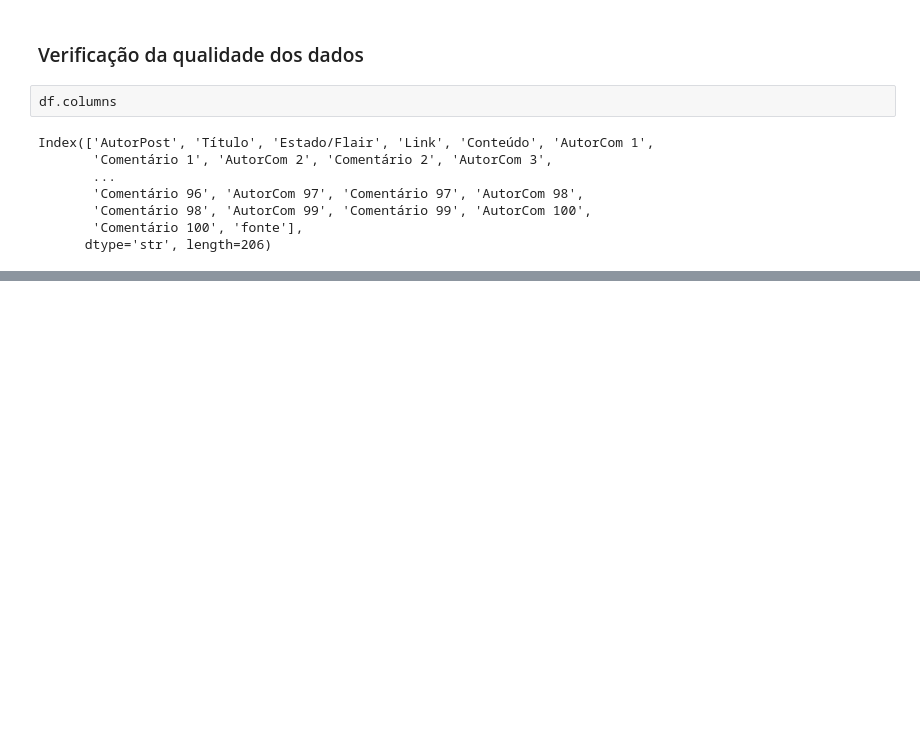
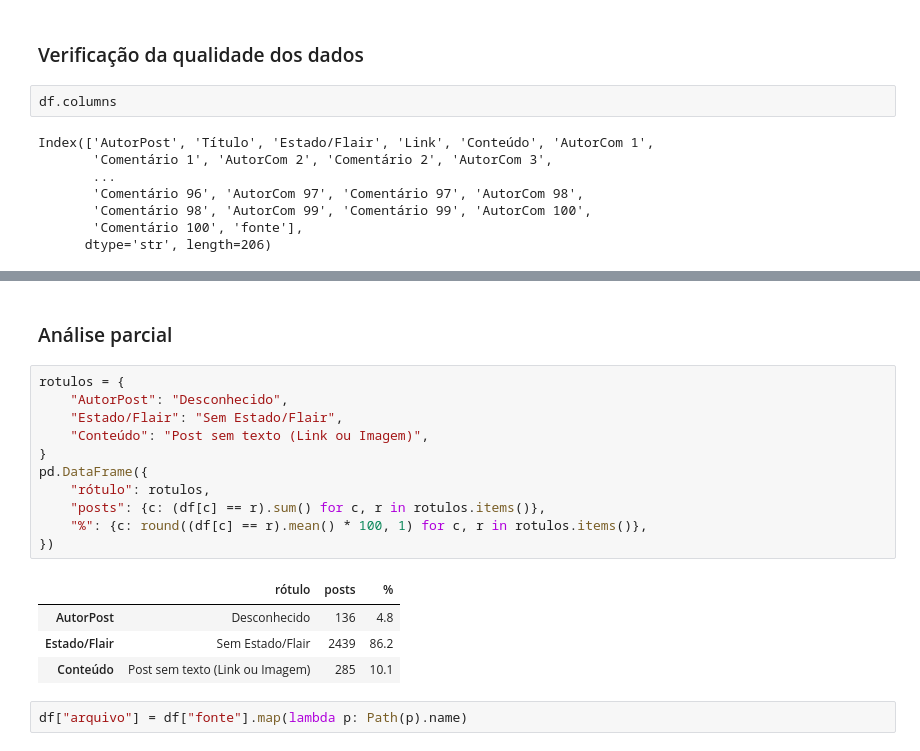
Before and after one commit to cec1l14/reddit-relationships, a Jupyter notebook: notebooks/relationships.ipynb, the cells around one changed output, grey strips where cells are left out. Saved outputs shown, nothing was run; the diff lists cells and outputs as text; blank space fills up the shorter version.

Commit message:
feat: adicionando mais análises + criação de outros notebooks

```diff
--- a/notebooks/relationships.ipynb
+++ b/notebooks/relationships.ipynb
@@ -95,0 +100,20 @@ print("Linhas totalmente repetidas:", df.duplicated().sum())
+# %% [markdown]
+### Análise parcial
+# %%
+rotulos = {
+    "AutorPost": "Desconhecido",
+    "Estado/Flair": "Sem Estado/Flair",
+    "Conteúdo": "Post sem texto (Link ou Imagem)",
+}
+pd.DataFrame({
+    "rótulo": rotulos,
+    "posts": {c: (df[c] == r).sum() for c, r in rotulos.items()},
+    "%": {c: round((df[c] == r).mean() * 100, 1) for c, r in rotulos.items()},
+})
+# %% [output]
+|  | rótulo | posts | % |
+| AutorPost | Desconhecido | 136 | 4.8 |
+| Estado/Flair | Sem Estado/Flair | 2439 | 86.2 |
+| Conteúdo | Post sem texto (Link ou Imagem) | 285 | 10.1 |
+# %%
+df["arquivo"] = df["fonte"].map(lambda p: Path(p).name)
```
Also changed, not shown: parts of 8 cells of this notebook, 2 other files.
